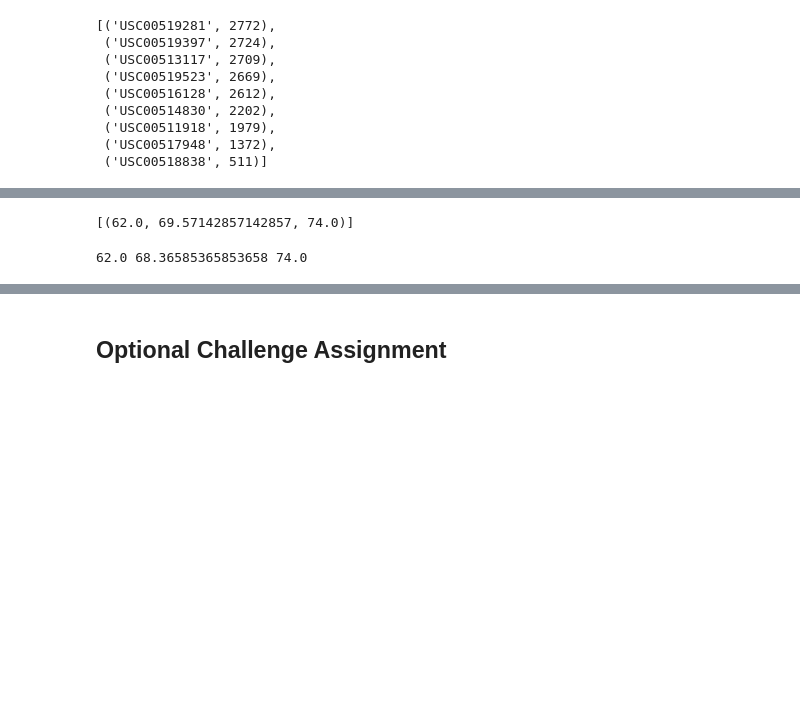
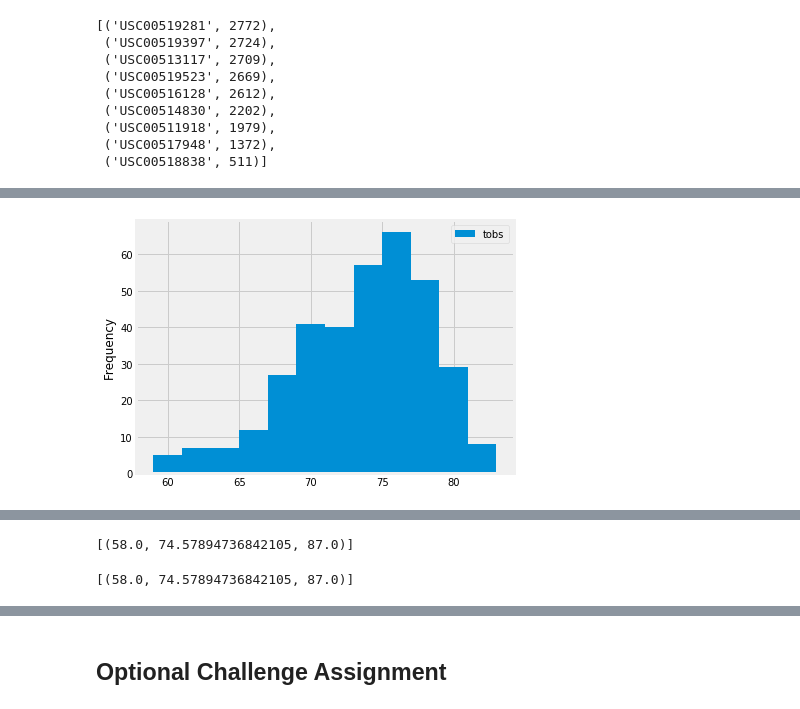
Before and after one commit to ndibiase/ndibiase, a Jupyter notebook: ClimateHw.ipynb, the cells around one changed output, grey strips where cells are left out. Drawn from its saved outputs; the diff is of its cells as text; code cells hidden in the pictures; blank space fills up the shorter version.

```diff
--- a/ClimateHw.ipynb
+++ b/ClimateHw.ipynb
@@ -131,6 +152,16 @@ station_count[0]
 # %%
 # Choose the station with the highest number of temperature observations.
 # Query the last 12 months of temperature observation data for this station and plot the results as a histogram
+active_station= "USC00519281"
+temperature_data = session.query(Measurement.tobs).\
+      filter(Measurement.date >= last_yr).\
+      filter(Measurement.station == active_station).all()
+temperature_data_df=pd.DataFrame(temperature_data, columns=['tobs'])
+
+temperature_data_df.plot.hist(bins=12)
+plt.tight_layout()
+# %% [output]
+[figure, added]
 # %% [markdown]
 ![precipitation](Images/station-histogram.png)
 # %%
@@ -151,14 +182,16 @@ def calc_temps(start_date, end_date):
         filter(Measurement.date >= start_date).filter(Measurement.date <= end_date).all()
 
 # function usage example
-print(calc_temps('2012-02-28', '2012-03-05'))
+print(calc_temps('2016-08-24', '2017-08-23'))
 # %% [output]
-[(62.0, 69.57142857142857, 74.0)]
+[(58.0, 74.57894736842105, 87.0)]
 # %%
 # Use your previous function `calc_temps` to calculate the tmin, tavg, and tmax
 # for your trip using the previous year's data for those same dates.
+temps= calc_temps('2016-08-24', '2017-08-23')
+temps
 # %% [output]
-62.0 68.36585365853658 74.0
+[(58.0, 74.57894736842105, 87.0)]
 # %%
 # Plot the results from your previous query as a bar chart.
 # Use "Trip Avg Temp" as your Title
```
Also changed, not shown: parts of 13 cells of this notebook.
